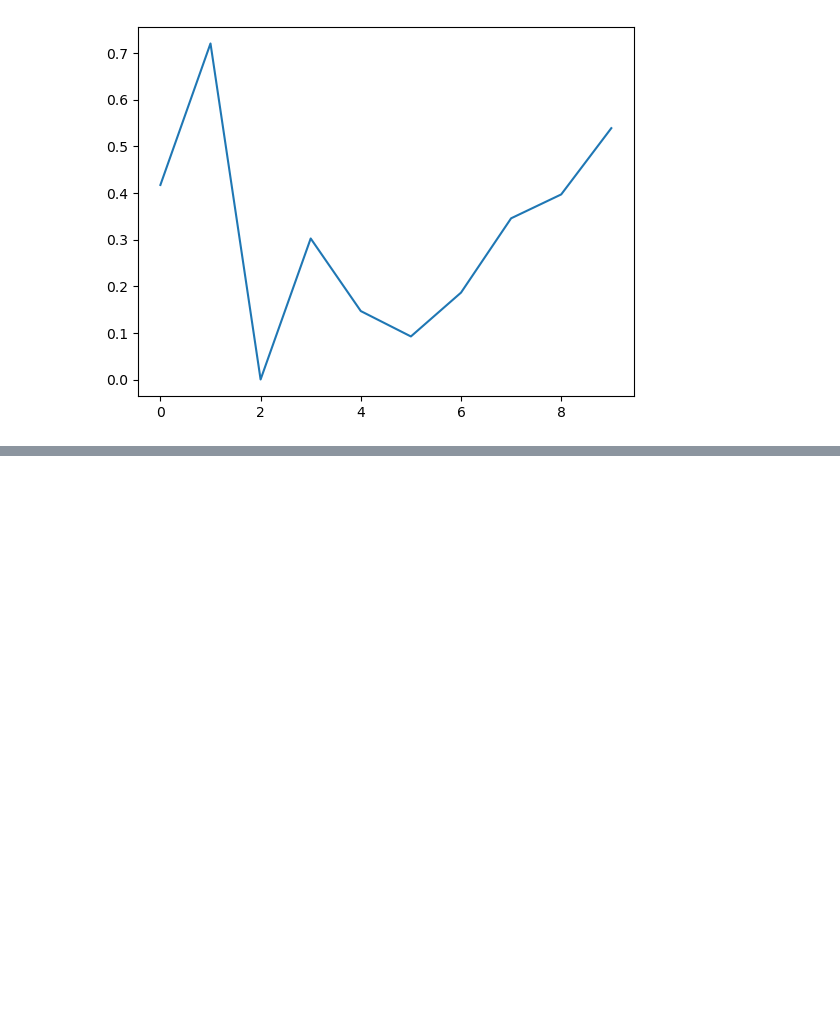
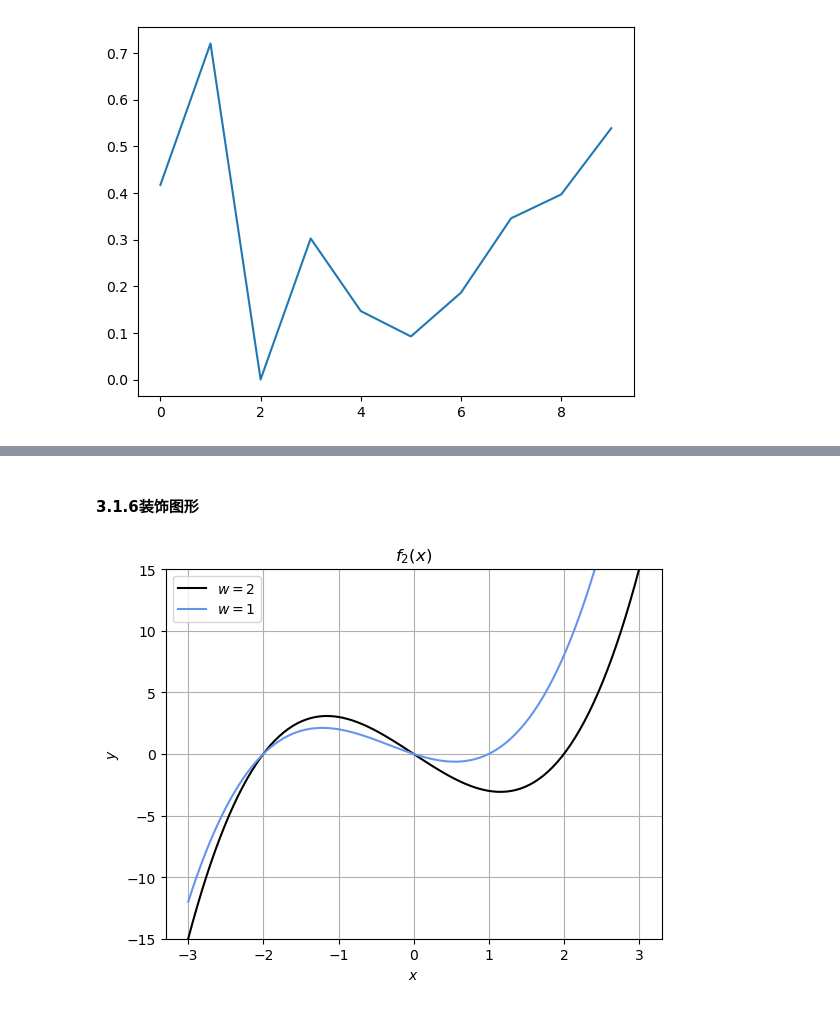
Before and after one commit to Qualia0503/ML_Review, a Jupyter notebook: 03_Python下的图形可视化.ipynb, the cells around one changed output, grey strips where cells are left out. Drawn from its saved outputs; the diff is of its cells as text; code cells hidden in the pictures; blank space fills up the shorter version.

```diff
--- a/03_Python下的图形可视化.ipynb
+++ b/03_Python下的图形可视化.ipynb
@@ -23,0 +72,23 @@ plt.show()
+# %% [markdown]
+#### 3.1.6装饰图形
+# %%
+def f2(x, w):
+    return (x - w) * x * (x + 2)
+
+# 定义x
+x = np.linspace(-3, 3, 100)
+
+# 绘制图形
+plt.plot(x, f2(x, 2), color='black',
+         label='$w=2$')
+plt.plot(x, f2(x, 1), color='cornflowerblue',
+         label='$w=1$')
+plt.legend(loc="upper left") # 显示图例
+plt.ylim(-15, 15)            # y轴范围
+plt.title('$f_2(x)$')        # 标题
+plt.xlabel('$x$')            # x轴标签
+plt.ylabel('$y$')            # y轴标签
+plt.grid(True)               # 显示网格
+plt.show()
+# %% [output]
+[figure, added]
```
Also changed, not shown: parts of 29 cells of this notebook.
